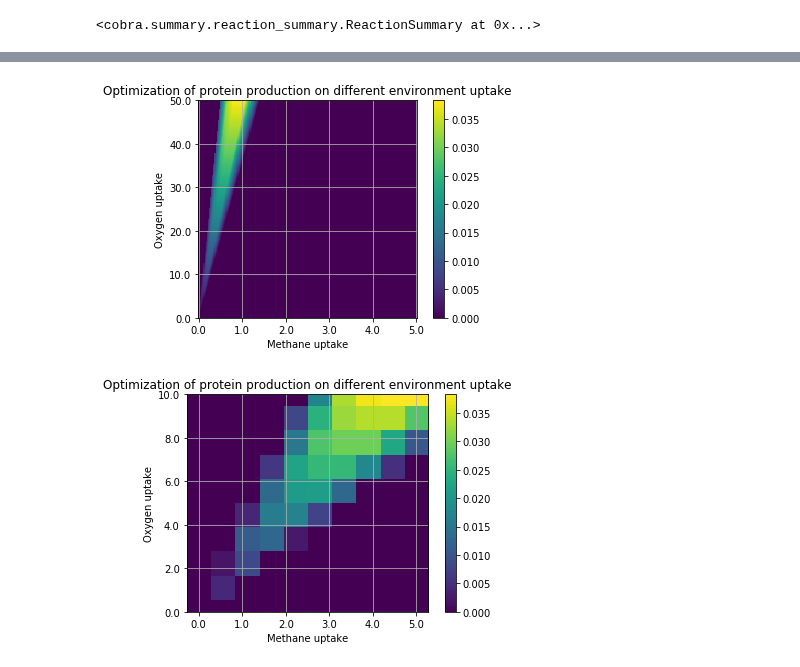
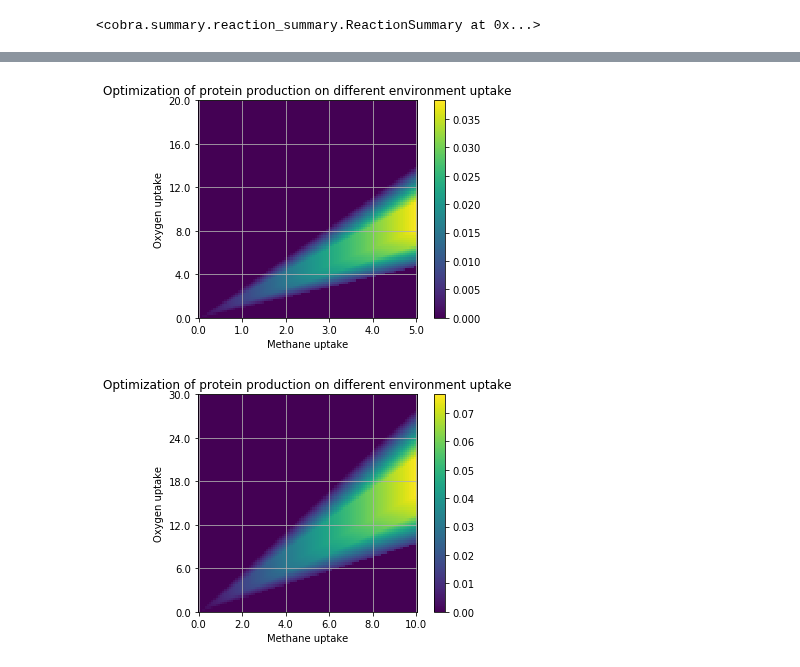
Before and after one commit to Schwebus/DTU_Biobuilders_2021, a Jupyter notebook: GSM_model/GSM_model_glyco.ipynb, the cells around one changed output, grey strips where cells are left out. Cells and saved outputs as stored; diff of their text form; code cells hidden in the pictures.

Commit message:
Fixed plot protein production

```diff
--- a/GSM_model/GSM_model_glyco.ipynb
+++ b/GSM_model/GSM_model_glyco.ipynb
@@ -859,16 +876,16 @@ import matplotlib.pyplot as plt
 def image_plot(model, precision, max_met, max_ox):
     plot = np.zeros([precision, precision])
     methane_vec = np.linspace(0,max_met,precision); oxygen_vec = np.linspace(0,max_ox,precision)
-    for count_met, met in enumerate(methane_vec):
-        for count_ox, oxygen in enumerate(oxygen_vec):
+    for count_ox, oxygen in enumerate(oxygen_vec):
+        for count_met, met in enumerate(methane_vec):
             #print(met, oxygen)
+            model.reactions.r1160.bounds = oxygen, oxygen
             model.reactions.r_uptake_methane.bounds = met, met
-            model.reactions.r1160.bounds = oxygen, oxygen
             result = model.optimize().objective_value
             #print(result)
             if result < 0:
                 result = 0
-            plot[(precision-1 - count_met), count_ox] = result
+            plot[(precision-1 - count_ox), count_met] = result
     label_met = np.round(np.linspace(0, max_met, 6),1)
     label_ox = np.round(np.linspace(max_ox, 0,6),1)
     ticks = np.linspace(0, precision - 1,6)
@@ -883,12 +900,12 @@ def image_plot(model, precision, max_met, max_ox):
     plt.grid()
     return plot
 # %%
-max_met = 5; max_ox = 50; precision = 200
+max_met = 5; max_ox = 20; precision = 100
 plot = image_plot(pheast_final, precision, max_met, max_ox)
 # %% [output]
-[figure, old version]
+[figure, new version]
 # %%
-max_met = 5; max_ox = 10; precision = 10
+max_met = 10; max_ox = 30; precision = 100
 plot = image_plot(pheast_final, precision, max_met, max_ox)
 # %% [output]
-[figure, old version]
+[figure, new version]
```
Also changed, not shown: parts of 9 cells of this notebook.
